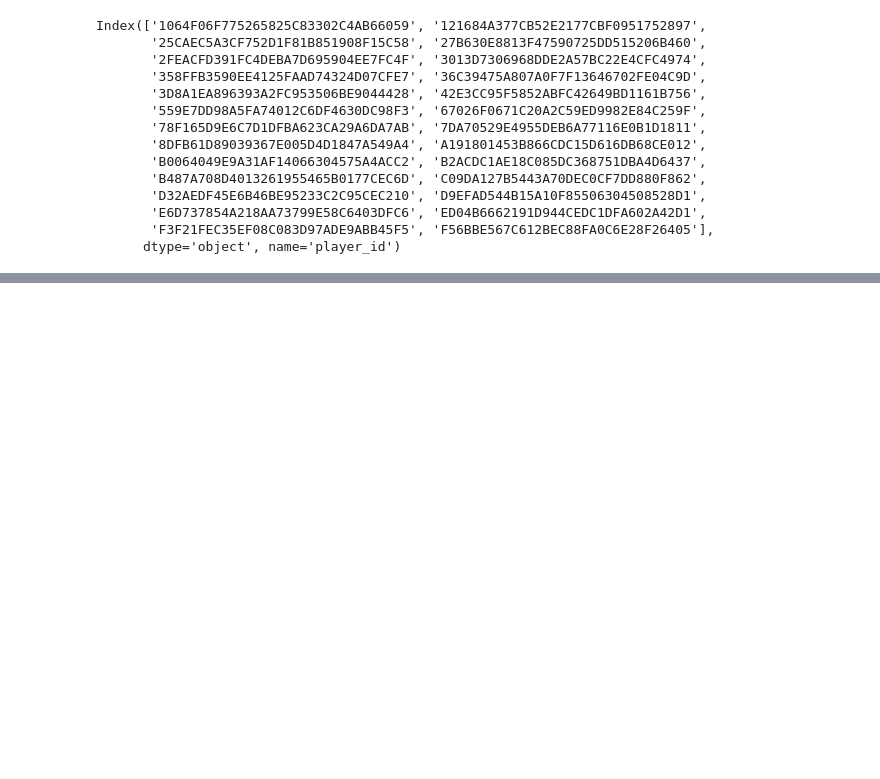
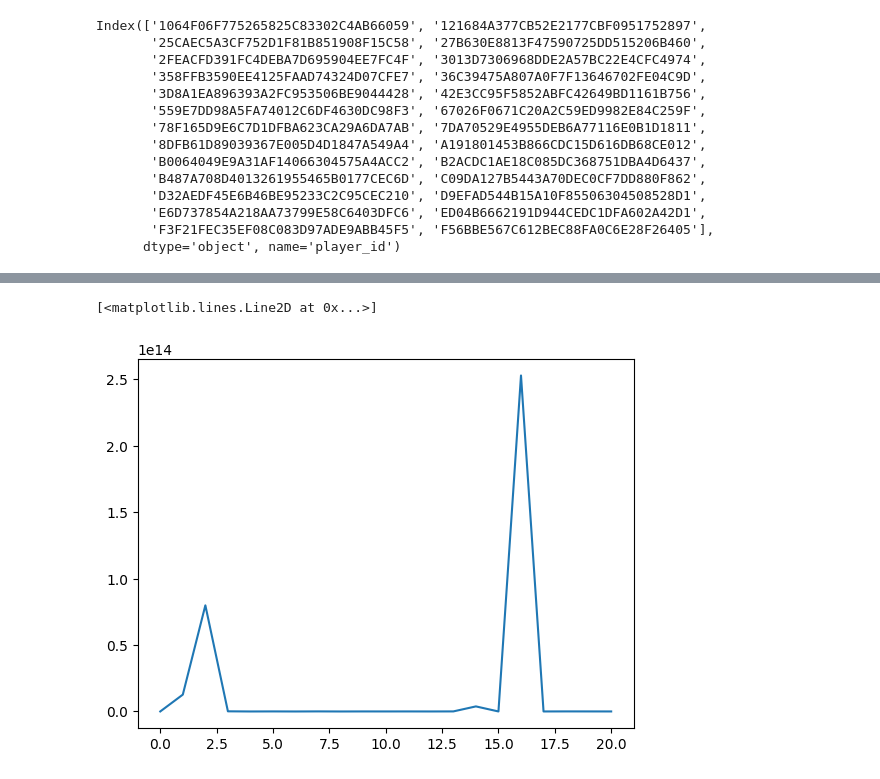
Before and after one commit to denis-james/Game-Data-Churn-Analysis, a Jupyter notebook: Analysis.ipynb, the cells around one changed output, grey strips where cells are left out. Cells and saved outputs as stored; diff of their text form; code cells hidden in the pictures; blank space fills up the shorter version.

Commit message:
Non Monotonous Level Progression Study

```diff
--- a/Analysis.ipynb
+++ b/Analysis.ipynb
@@ -93,8 +93,8 @@ MasterDataset
 |  | 2022-12-28 22:35:10.511 | start | A5DB077CF68CB173444D6AD8FC3E2BF1 | 2022-12-24 17:30:24.895 | android | US | 9.794331 | ... |
 83282 rows × 8 columns
 # %%
-NonMonotonicPhaseProgression=MasterDataset.index.get_level_values(0).unique()[MasterDataset.groupby(level=0)['Phase'].is_monotonic_increasing==False]
-NonMonotonicPhaseProgression
+Users_NonMonotonicPhaseProgression=MasterDataset.index.get_level_values(0).unique()[MasterDataset.groupby(level=0)['Phase'].is_monotonic_increasing==False]
+Users_NonMonotonicPhaseProgression # Contains user's whose progress in the game wer3 non monotonic
 # %% [output]
 Index(['1064F06F775265825C83302C4AB66059', '121684A377CB52E2177CBF0951752897',
        '25CAEC5A3CF752D1F81B851908F15C58', '27B630E8813F47590725DD515206B460',
@@ -111,4 +111,4 @@ Index(['1064F06F775265825C83302C4AB66059', '121684A377CB52E2177CBF0951752897',
        'F3F21FEC35EF08C083D97ADE9ABB45F5', 'F56BBE567C612BEC88FA0C6E28F26405'],
       dtype='object', name='player_id')
 # %%
-MasterDataset[MasterDataset.index.get_level_values(0) in NonMonotonicPhaseProgression]
+NonMonotonicPhaseProgression=MasterDataset[MasterDataset.index.get_level_values(0).isin(Users_NonMonotonicPhaseProgression)]
@@ -116,0 +115,6 @@ TypeError: unhashable type: 'Index'
+# %%
+idx=pd.IndexSlice
+OneUser=NonMonotonicPhaseProgression.loc[idx[Users_NonMonotonicPhaseProgression[5],:],:]
+# %%
+Event_Timestamps_nonmon=OneUser.index.get_level_values(1)
+Event_Timestamps_nonmon.diff()
@@ -116,0 +134,6 @@ TypeError: unhashable type: 'Index'
+# %%
+import matplotlib.pyplot as plt
+plt.plot(Event_Timestamps_nonmon.diff()[1:])
+# %% [output]
+[<matplotlib.lines.Line2D at 0x...>]
+[figure, added]
```
Also changed, not shown: parts of 2 cells of this notebook.
